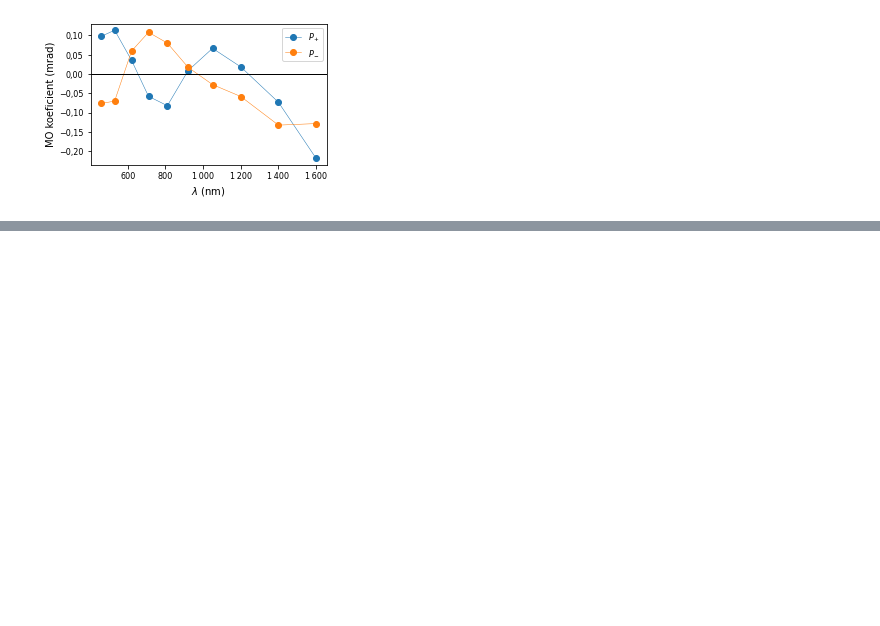
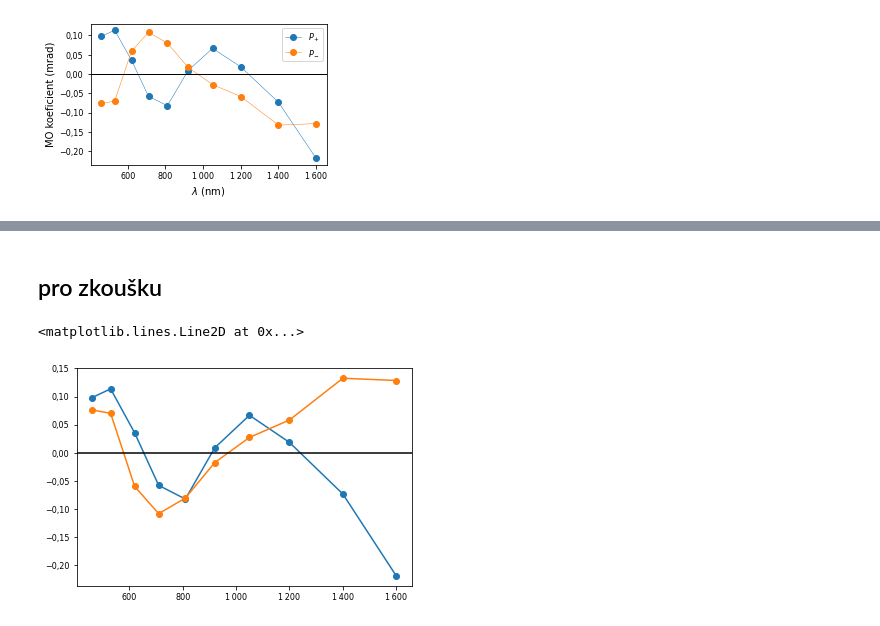
Before and after one commit to vladidobro/thesis, a Jupyter notebook: data/ferh-pmld.ipynb, the cells around one changed output, grey strips where cells are left out. Drawn from its saved outputs; the diff is of its cells as text; code cells hidden in the pictures; blank space fills up the shorter version.

```diff
--- a/data/ferh-pmld.ipynb
+++ b/data/ferh-pmld.ipynb
@@ -79,0 +92,10 @@ fig.savefig('out/ferh-pmld.pdf')
+# %% [markdown]
+## pro zkoušku
+# %%
+ax = plt.gca()
+ax.plot(fd['wavelength'], fd['Pp'],'o-')
+ax.plot(fd['wavelength'], -fd['Pm'],'o-')
+ax.axhline(y=0, color='black')
+# %% [output]
+<matplotlib.lines.Line2D at 0x...>
+[figure, added]
```
Also changed, not shown: parts of 4 cells of this notebook, 6 other files.
